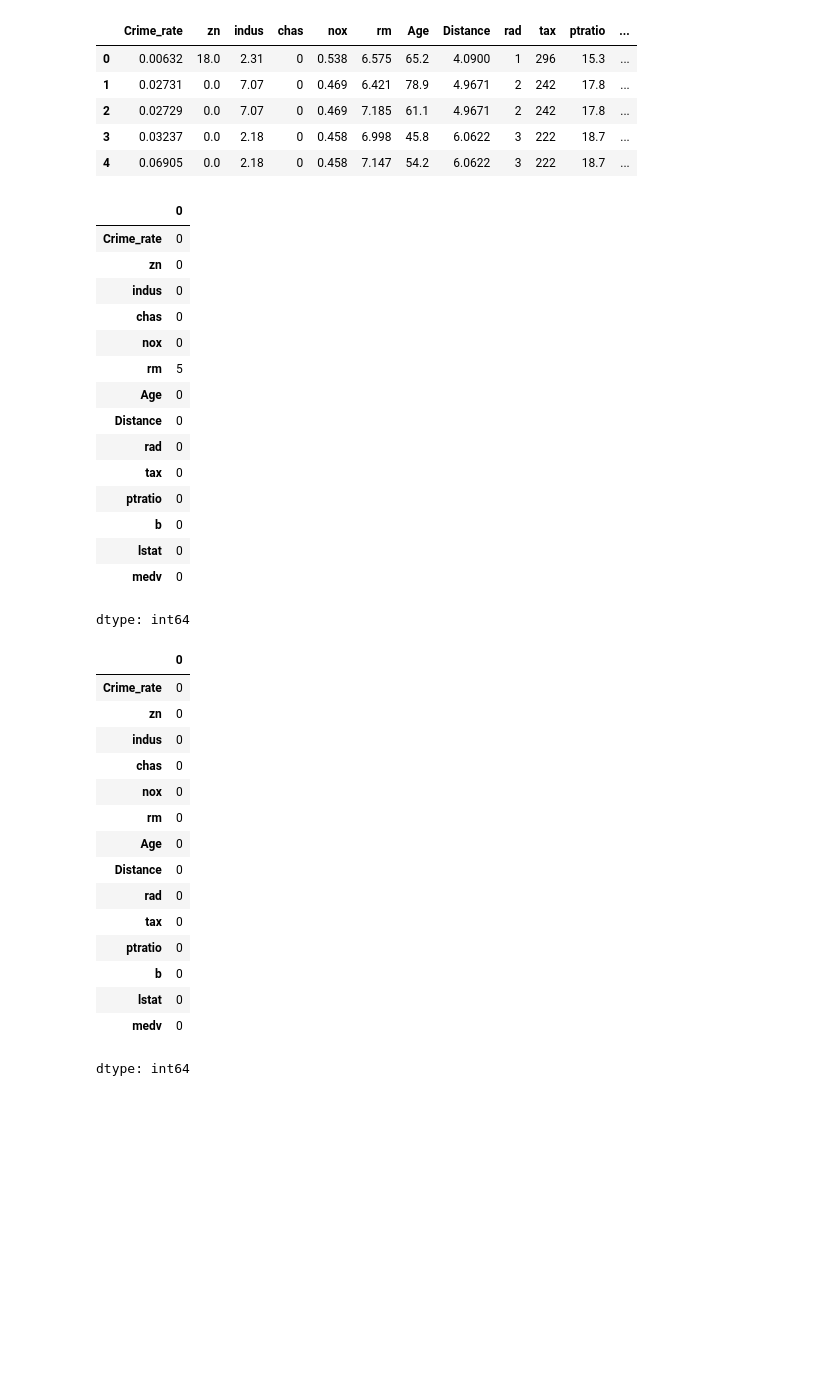
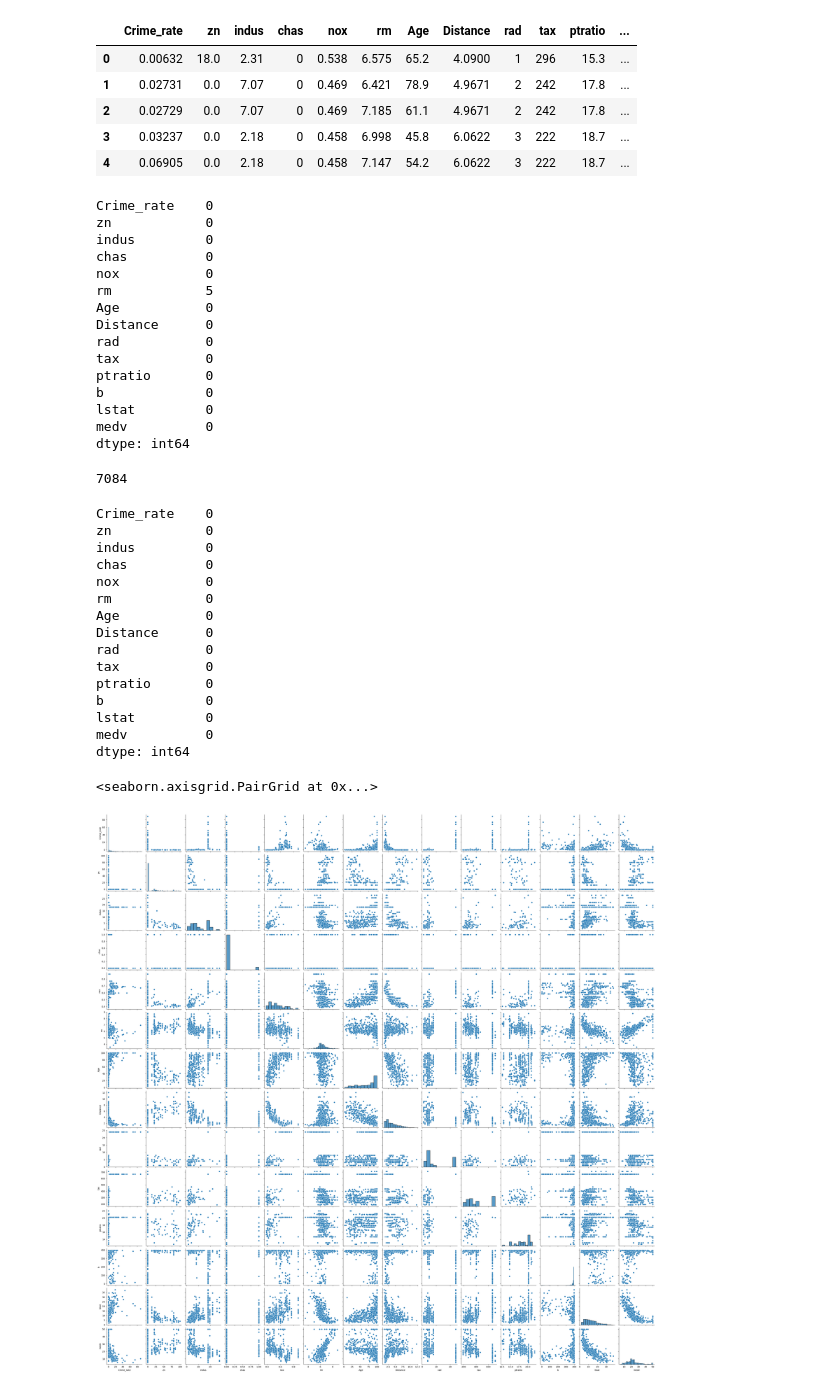
Before and after one commit to Nikita25-londhe/BE_sem2_Labs, a Jupyter notebook: LP5/DL/01_Boston.ipynb, the cells around one changed output. Cells and saved outputs as stored; diff of their text form; code cells hidden in the pictures; blank space fills up the shorter version.

```diff
--- a/LP5/DL/01_Boston.ipynb
+++ b/LP5/DL/01_Boston.ipynb
@@ -6,2 +6,3 @@ import matplotlib.pyplot as plt
 # %%
-df = pd.read_csv('/content/BostonHousing.csv')
+df=pd.read_csv("/Users/nikitalondhe/Downloads/BostonHousing.csv")
+df.info()
@@ -17,40 +42,47 @@ df.head(5)
 # %%
 df.isna().sum()
 # %% [output]
-|  | 0 |
-| Crime_rate | 0 |
-| zn | 0 |
-| indus | 0 |
-| chas | 0 |
-| nox | 0 |
-| rm | 5 |
-| Age | 0 |
-| Distance | 0 |
-| rad | 0 |
-| tax | 0 |
-| ptratio | 0 |
-| b | 0 |
-| lstat | 0 |
-| medv | 0 |
+Crime_rate    0
+zn            0
+indus         0
+chas          0
+nox           0
+rm            5
+Age           0
+Distance      0
+rad           0
+tax           0
+ptratio       0
+b             0
+lstat         0
+medv          0
 dtype: int64
-# %%
-df['rm'] = df['rm'].fillna(df['rm'].mean())
+# %%
+df.size
+# %% [output]
+7084
+# %%
+df=df.dropna()
 # %%
 df.isna().sum()
 # %% [output]
-|  | 0 |
-| Crime_rate | 0 |
-| zn | 0 |
-| indus | 0 |
-| chas | 0 |
-| nox | 0 |
-| rm | 0 |
-| Age | 0 |
-| Distance | 0 |
-| rad | 0 |
-| tax | 0 |
-| ptratio | 0 |
-| b | 0 |
-| lstat | 0 |
-| medv | 0 |
+Crime_rate    0
+zn            0
+indus         0
+chas          0
+nox           0
+rm            0
+Age           0
+Distance      0
+rad           0
+tax           0
+ptratio       0
+b             0
+lstat         0
+medv          0
 dtype: int64
+# %%
+sns.pairplot(df)
+# %% [output]
+<seaborn.axisgrid.PairGrid at 0x...>
+[figure, added]
```
Also changed, not shown: parts of 20 cells of this notebook.
